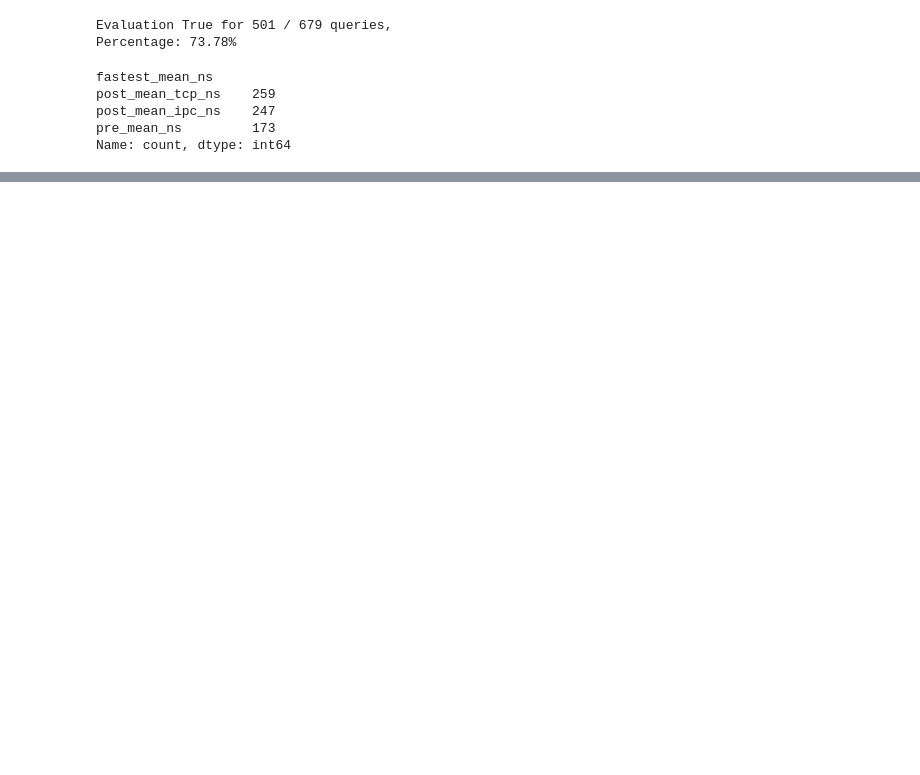
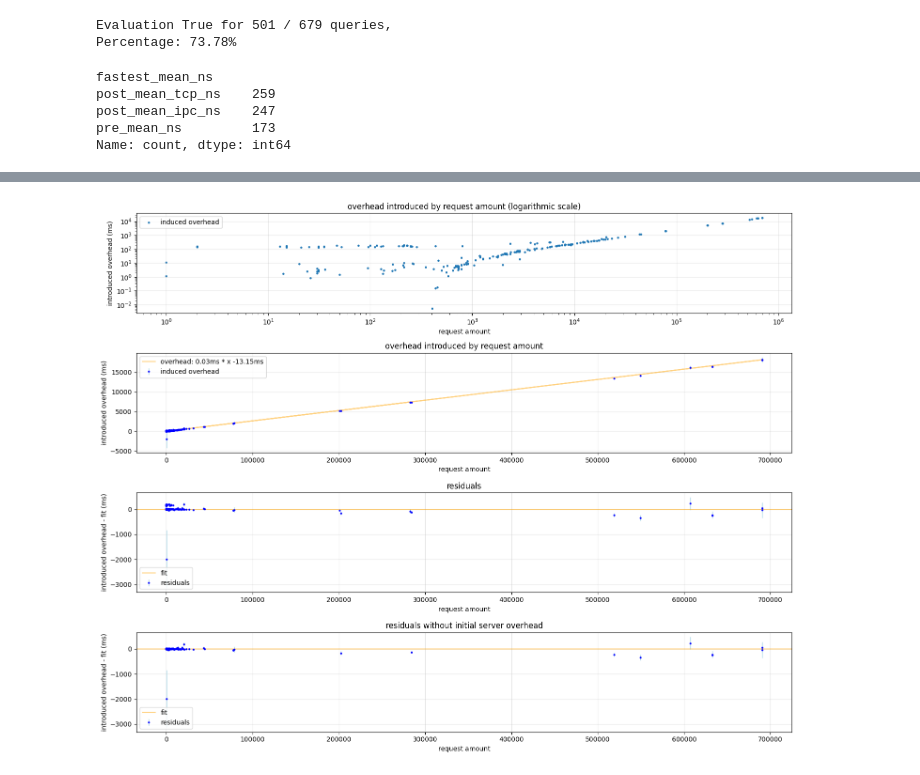
Before and after one commit to SilenZcience/ScientificWork, a Jupyter notebook: BachelorThesis/PerformanceEvaluation/performance_evaluation.ipynb, the cells around one changed output, grey strips where cells are left out. Saved outputs shown, nothing was run; the diff lists cells and outputs as text; code cells hidden in the pictures; blank space fills up the shorter version.

```diff
--- a/BachelorThesis/PerformanceEvaluation/performance_evaluation.ipynb
+++ b/BachelorThesis/PerformanceEvaluation/performance_evaluation.ipynb
@@ -301,0 +350,97 @@ plt.show()
+# %%
+# systematiken erkennen
+# initialer overhead ist sichtbar
+# ein grooßer ausreißer bei dem was falsch lief
+#
+
+
+# es wird angenommen dass die messfehler normalverteilt sind
+
+fig, axs = plt.subplots(4, 1, figsize=(15, 12))
+
+axs[0].scatter(df['request_counter'], df['introduced_overhead'], s=5, label='induced overhead')
+axs[0].set_xlabel('request amount')
+axs[0].set_ylabel('introduced overhead (ms)')
+axs[0].set_xscale('log')
+axs[0].set_yscale('log')
+axs[0].set_title('overhead introduced by request amount (logarithmic scale)')
+axs[0].grid(True, alpha=0.3)
+axs[0].legend()
+
+x = df['request_counter']
+y = (df['introduced_overhead']).values
+stdandardabweichung_pre = df[['pre1_ns', 'pre2_ns', 'pre3_ns', 'pre1_fix_ns']].std(axis=1)
+stdandardabweichung_post_ipc = df[['post1_ipc_ns', 'post2_ipc_ns', 'post3_ipc_ns', 'post4_ipc_ns']].std(axis=1)
+stdandardabweichung_post_tcp = df[['post1_tcp_ns', 'post2_tcp_ns', 'post3_tcp_ns']].std(axis=1)
+
+u_diff = np.sqrt(stdandardabweichung_pre**2 + stdandardabweichung_post_ipc**2)
+
+f = lambda x,a,b: a*x + b
+fitted = curve_fit(f, x, y, sigma=u_diff)
+print(fitted)
+fitted_f = f(x, fitted[0][0], fitted[0][1])
+
+
+axs[1].errorbar(df['request_counter'], df['introduced_overhead'], yerr=u_diff , fmt='.', elinewidth=1, markersize='4', color='blue', ecolor='lightblue', alpha=1, label='induced overhead')
+axs[1].plot(df['request_counter'], fitted_f, alpha=0.5, color='orange', label=f'overhead: {fitted[0][0]:.2f}ms * x {fitted[0][1]:.2f}ms')
+axs[1].set_xlabel('request amount')
+axs[1].set_ylabel('introduced overhead (ms)')
+axs[1].set_title('overhead introduced by request amount')
+axs[1].grid(True, alpha=0.3)
+axs[1].legend()
+
+
+df['fit_diff'] = df['introduced_overhead'] - fitted_f
+
+dfmask = df#[df['query_id'] != 1]
+# dfmask = dfmask[dfmask['request_counter'] <= 5000]
+# dfmask = dfmask[dfmask['request_counter'] >= 100]
+
+stdandardabweichung_pre = dfmask[['pre1_ns', 'pre2_ns', 'pre3_ns', 'pre1_fix_ns']].std(axis=1)
+stdandardabweichung_post_ipc = dfmask[['post1_ipc_ns', 'post2_ipc_ns', 'post3_ipc_ns', 'post4_ipc_ns']].std(axis=1)
+
+stdandardabweichung_pre /= 2 # mal 1 durch wurzel n (n = anzahl messungen)
+stdandardabweichung_post_ipc /= 2
+stdandardabweichung_res = np.sqrt(stdandardabweichung_pre**2 + stdandardabweichung_post_ipc**2)
+
+axs[2].errorbar(dfmask['request_counter'], dfmask['fit_diff'], yerr=stdandardabweichung_res , fmt='.', elinewidth=1, markersize='4', color='blue', ecolor='lightblue', alpha=1, label='residuals')
+axs[2].axhline(0, alpha=0.5, color='orange', label='fit')
+axs[2].set_xlabel('request amount')
+axs[2].set_ylabel('introduced overhead - fit (ms)')
+axs[2].set_title('residuals')
+# axs[2].set_yscale('log')
+# axs[2].set_xscale('log')
+axs[2].grid(True, alpha=0.3)
+axs[2].legend()
+
+
+
+dfmask = df[df['query_id'] != 1]
+# dfmask['fit_diff'] = dfmask['introduced_overhead'] - fitted_f
+# dfmask = dfmask[dfmask['request_counter'] <= 5000]
+# dfmask = dfmask[dfmask['request_counter'] >= 100]
+
+stdandardabweichung_pre = dfmask[['pre1_ns', 'pre2_ns', 'pre3_ns', 'pre1_fix_ns']].std(axis=1)
+stdandardabweichung_post_ipc = dfmask[['post1_ipc_ns', 'post2_ipc_ns', 'post3_ipc_ns', 'post4_ipc_ns']].std(axis=1)
+
+stdandardabweichung_pre /= 2 # mal 1 durch wurzel n (n = anzahl messungen)
+stdandardabweichung_post_ipc /= 2
+stdandardabweichung_res = np.sqrt(stdandardabweichung_pre**2 + stdandardabweichung_post_ipc**2)
+
+axs[3].errorbar(dfmask['request_counter'], dfmask['fit_diff'], yerr=stdandardabweichung_res , fmt='.', elinewidth=1, markersize='4', color='blue', ecolor='lightblue', alpha=1, label='residuals')
+axs[3].axhline(0, alpha=0.5, color='orange', label='fit')
+axs[3].set_xlabel('request amount')
+axs[3].set_ylabel('introduced overhead - fit (ms)')
+axs[3].set_title('residuals without initial server overhead')
+axs[3].grid(True, alpha=0.3)
+axs[3].legend()
+
+plt.tight_layout()
+# plt.show()
+plt.savefig('overhead.pdf')
+plt.savefig('overhead.png')
+
+
+dfmask = df[df['introduced_overhead'] < -1800]
+print(dfmask.head())
+# %% [output]
@@ -302,3 +465,4 @@ plt.show()
+[figure, added]
 # %%
 
 print(df['introduced_overhead'].head())
```
Also changed, not shown: parts of 9 cells of this notebook, 6 other files.
